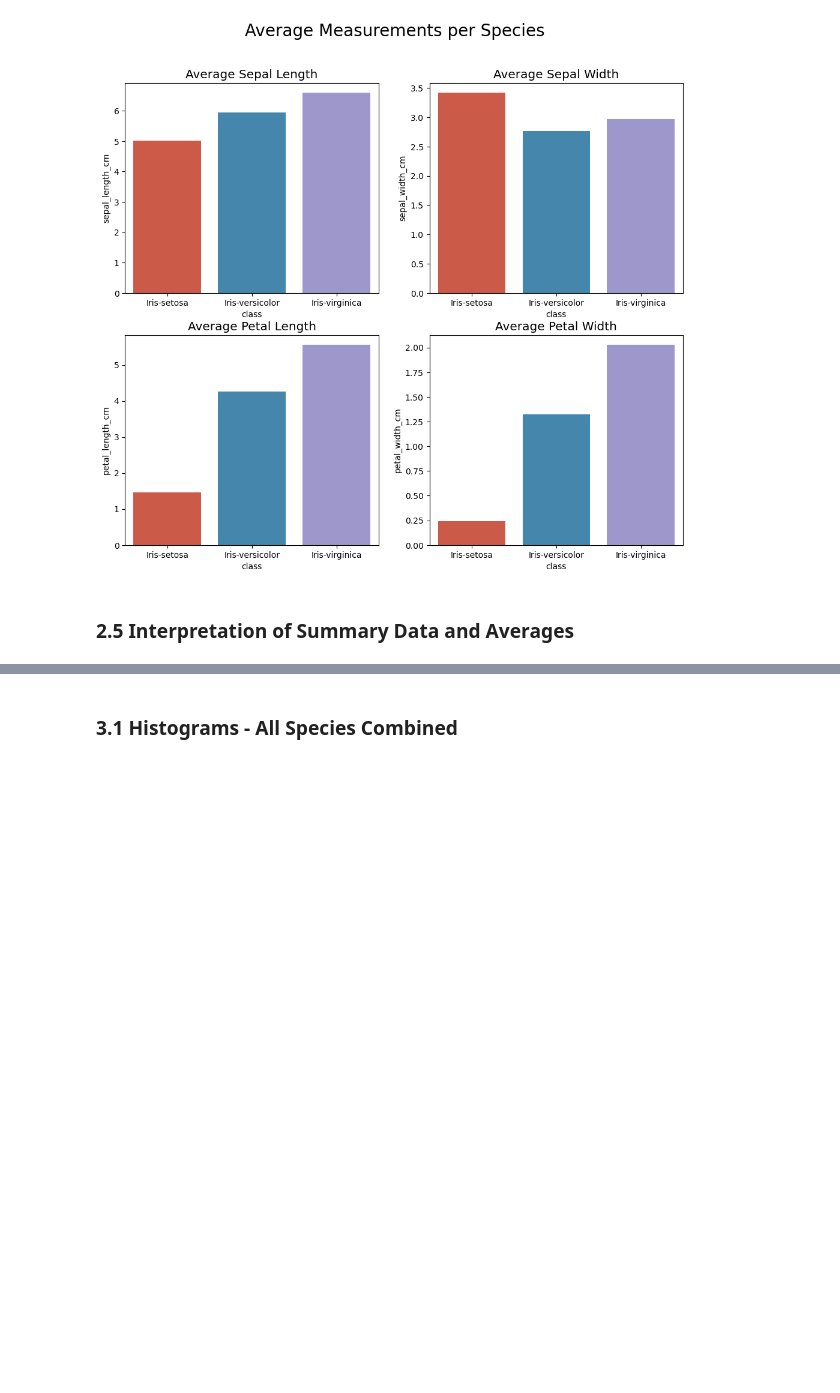
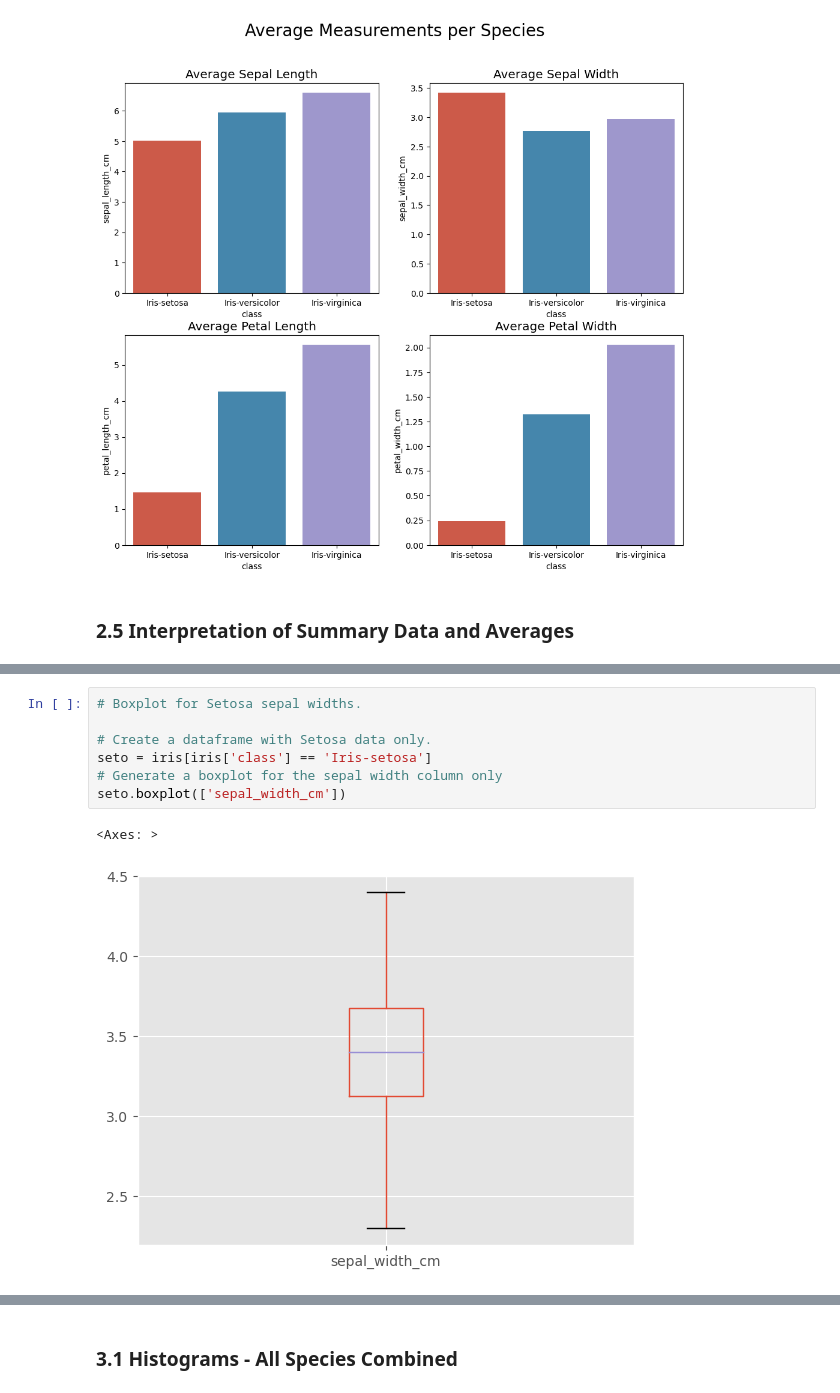
Before and after one commit to PaulShox/pands-project, a Jupyter notebook: analysis.ipynb, the cells around one changed output, grey strips where cells are left out. Drawn from its saved outputs; the diff is of its cells as text; blank space fills up the shorter version.

Commit message:
Interpretation Wording + Sepal Width Analysis

```diff
--- a/analysis.ipynb
+++ b/analysis.ipynb
@@ -218,0 +242,10 @@ sns.barplot(data=iris, x='class', y='petal_width_cm', ax=axes[1, 1], errorbar=No
+# %%
+# Boxplot for Setosa sepal widths.
+
+# Create a dataframe with Setosa data only.
+seto = iris[iris['class'] == 'Iris-setosa']
+# Generate a boxplot for the sepal width column only
+seto.boxplot(['sepal_width_cm'])
+# %% [output]
+<Axes: >
+[figure, added]
```
Also changed, not shown: parts of 19 cells of this notebook.
